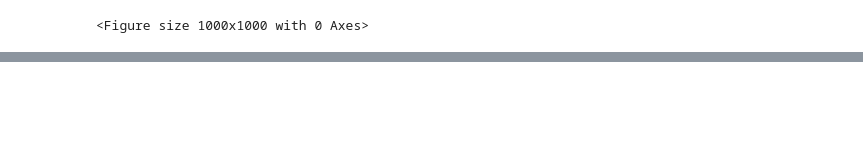
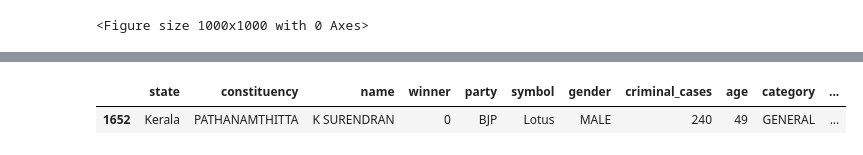
Before and after one commit to sanjyay/2019-Indian-General-Elections-Analysis, a Jupyter notebook: 2019 Indian General Elections Analysis.ipynb, the cells around one changed output, grey strips where cells are left out. Cells and saved outputs as stored; diff of their text form; code cells hidden in the pictures; blank space fills up the shorter version.

Commit message:
Kaggle Notebook | 2019 Indian General Elections Analysis  | Version 7

```diff
--- a/2019 Indian General Elections Analysis.ipynb
+++ b/2019 Indian General Elections Analysis.ipynb
@@ -242,0 +251,15 @@ Text(0.5, 1.0, 'Statewise report card for the Political Parties in India')
+# %%
+vote_share_top5=df1.groupby('party')['total_votes'].sum().nlargest(5).index.tolist()
+def vote_share(row):
+    if row['party'] not in vote_share_top5:
+        return 'other'
+    else:
+        return row['party']
+df1['party_new']=df1.apply(vote_share,axis=1)
+counts = df1.groupby('party_new')['total_votes'].sum()
+labels = counts.index
+values = counts.values
+pie = go.Pie(labels=labels, values=values, marker=dict(line=dict(color='#000000', width=1)))
+layout = go.Layout(title='Partywise Vote Share')
+fig = go.Figure(data=[pie], layout=layout)
+py.iplot(fig)
@@ -318,0 +357,5 @@ fig.show()
+# %%
+df1[df1['criminal_cases']==240]
+# %% [output]
+|  | state | constituency | name | winner | party | symbol | gender | criminal_cases | age | category | ... |
+| 1652 | Kerala | PATHANAMTHITTA | K SURENDRAN | 0 | BJP | Lotus | MALE | 240 | 49 | GENERAL | ... |
```
Also changed, not shown: parts of 10 cells of this notebook.
